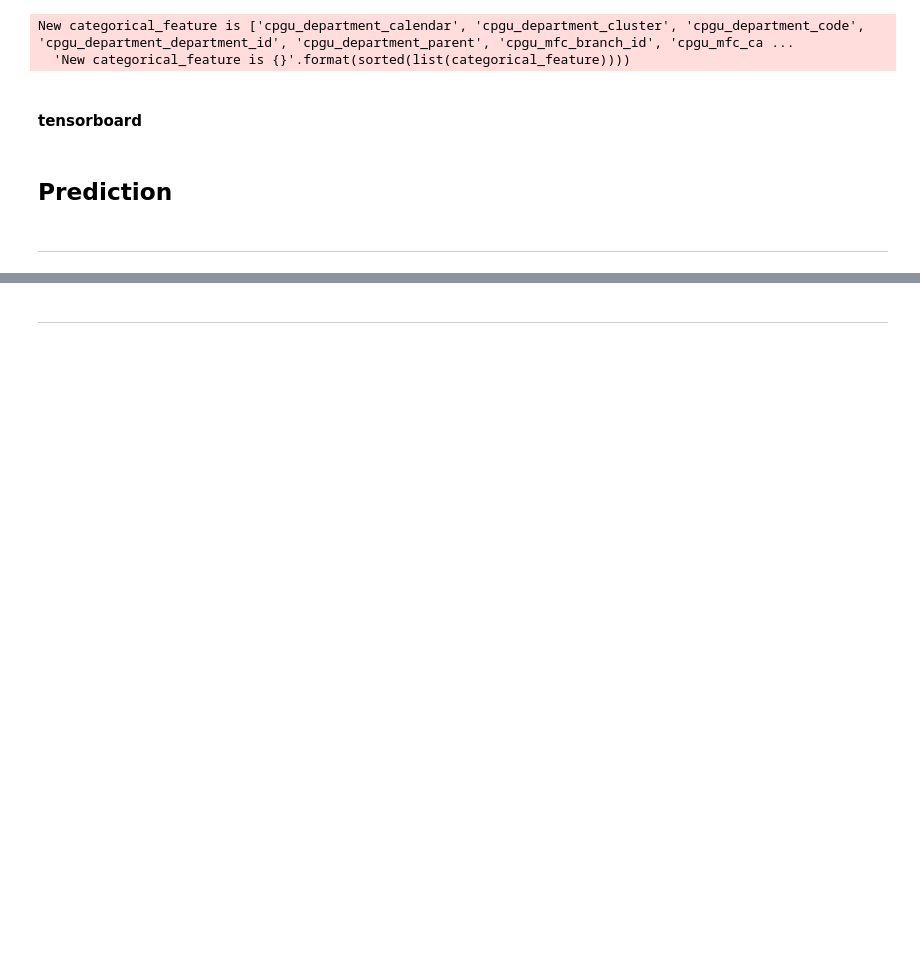
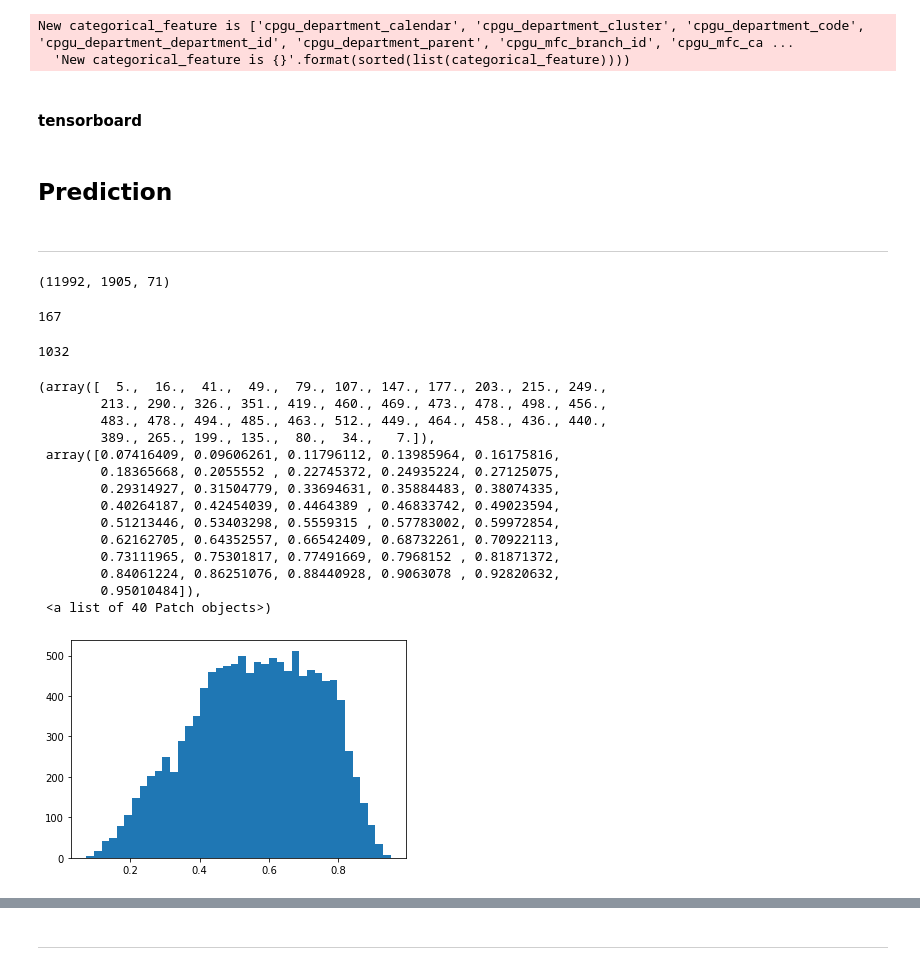
Before and after one commit to Gaussiandra/MFC_solution, a Jupyter notebook: solution.ipynb, the cells around one changed output, grey strips where cells are left out. Saved outputs shown, nothing was run; the diff lists cells and outputs as text; code cells hidden in the pictures; blank space fills up the shorter version.

```diff
--- a/solution.ipynb
+++ b/solution.ipynb
@@ -1341,3 +1378,45 @@ pd.Series(preds.flatten()).value_counts().head(15)
+# %%
+distr_1259 = []
+distr_805 = []
+distr_801 = []
+
+for i in range(len(pred_probas)):
+    if model_l2.classes_[pred_probas[i].argmax()] == 1259:
+        distr_1259.append(pred_probas[i].max())
+    if model_l2.classes_[pred_probas[i].argmax()] == 805:
+        distr_805.append(pred_probas[i].max())
+    if model_l2.classes_[pred_probas[i].argmax()] == 801:
+        distr_801.append(pred_probas[i].max())
+# %%
+len(distr_1259), len(distr_805), len(distr_801)
+# %% [output]
+(11992, 1905, 71)
+# %%
+(np.array(distr_805) > 0.88).sum()
+# %% [output]
+167
+# %%
+(np.array(distr_1259) > 0.8).sum()
+# %% [output]
+1032
+# %%
+plt.hist(distr_1259, bins=40)
+# %% [output]
+(array([  5.,  16.,  41.,  49.,  79., 107., 147., 177., 203., 215., 249.,
+        213., 290., 326., 351., 419., 460., 469., 473., 478., 498., 456.,
+        483., 478., 494., 485., 463., 512., 449., 464., 458., 436., 440.,
+        389., 265., 199., 135.,  80.,  34.,   7.]),
+ array([0.07416409, 0.09606261, 0.11796112, 0.13985964, 0.16175816,
+        0.18365668, 0.2055552 , 0.22745372, 0.24935224, 0.27125075,
+        0.29314927, 0.31504779, 0.33694631, 0.35884483, 0.38074335,
+        0.40264187, 0.42454039, 0.4464389 , 0.46833742, 0.49023594,
+        0.51213446, 0.53403298, 0.5559315 , 0.57783002, 0.59972854,
+        0.62162705, 0.64352557, 0.66542409, 0.68732261, 0.70922113,
+        0.73111965, 0.75301817, 0.77491669, 0.7968152 , 0.81871372,
+        0.84061224, 0.86251076, 0.88440928, 0.9063078 , 0.92820632,
+        0.95010484]),
+ <a list of 40 Patch objects>)
+[figure, added]
 # %%
 # 134 -> 98
 # 805 -> что-то ещё
```
Also changed, not shown: parts of 23 cells of this notebook.
